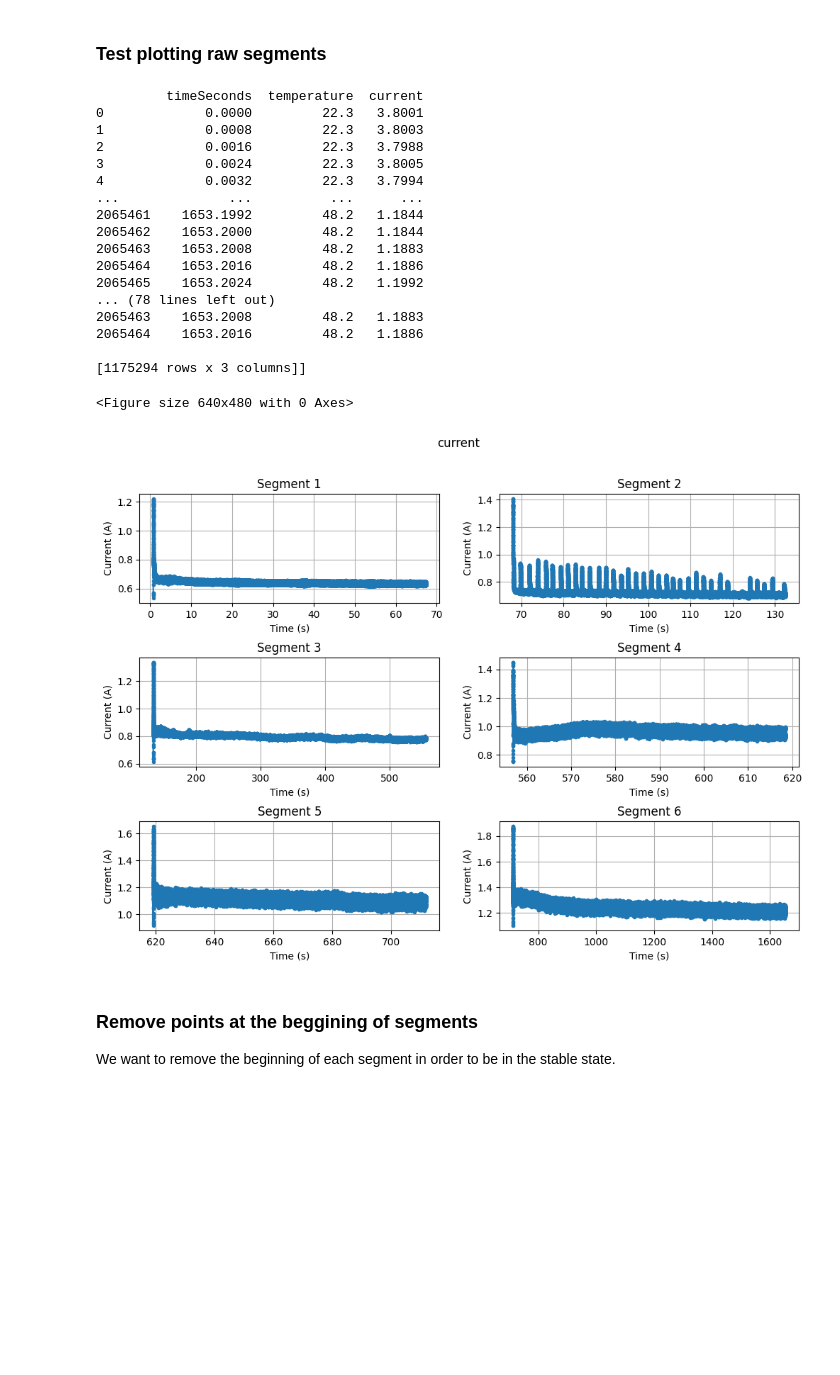
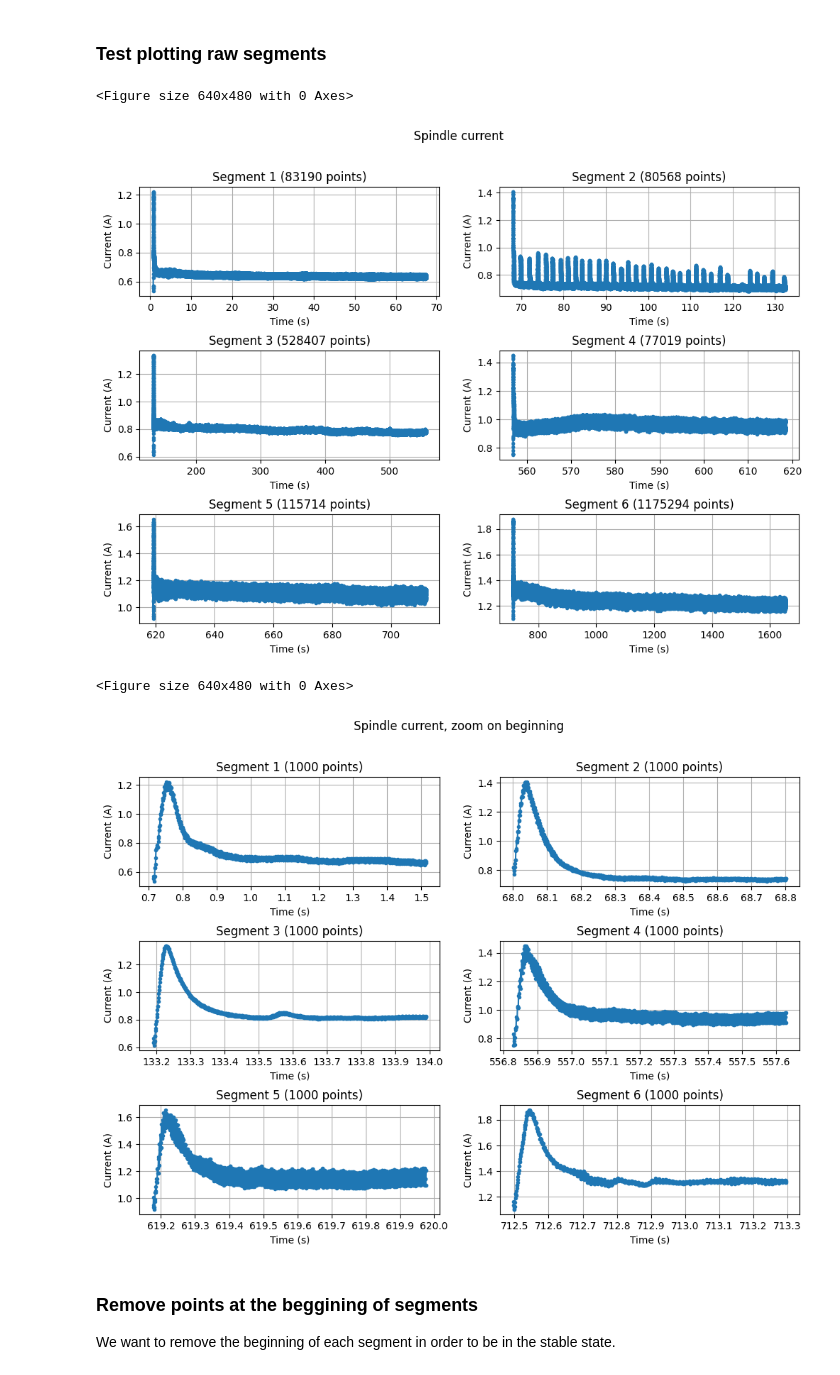
Before and after one commit to opatiny/predictiveMaintenance, a Jupyter notebook: src/notebooks/spindleCurrentVsTemperature.ipynb, the cells around one changed output. Saved outputs shown, nothing was run; the diff lists cells and outputs as text; code cells hidden in the pictures; blank space fills up the shorter version.

```diff
--- a/src/notebooks/spindleCurrentVsTemperature.ipynb
+++ b/src/notebooks/spindleCurrentVsTemperature.ipynb
@@ -312,30 +327,17 @@ def plotSegments(segments: list, signalName: str = "current", title = "Spindle c
     plt.show()
 # %% [markdown]
 ### Test plotting raw segments
-# %%
-print(data)
-segments = splitSignal(data, segmentIndices)
-plotSegments(segments)
-# %% [output]
-         timeSeconds  temperature  current
-0             0.0000         22.3   3.8001
-1             0.0008         22.3   3.8003
-2             0.0016         22.3   3.7988
-3             0.0024         22.3   3.8005
-4             0.0032         22.3   3.7994
-...              ...          ...      ...
-2065461    1653.1992         48.2   1.1844
-2065462    1653.2000         48.2   1.1844
-2065463    1653.2008         48.2   1.1883
-2065464    1653.2016         48.2   1.1886
-2065465    1653.2024         48.2   1.1992
-... (78 lines left out)
-2065463    1653.2008         48.2   1.1883
-2065464    1653.2016         48.2   1.1886
-
-[1175294 rows x 3 columns]]
-<Figure size 640x480 with 0 Axes>
-[figure, removed]
+# %%
+segments = splitSignal(data, segmentIndices)
+plotSegments(segments)
+
+# zoom in
+plotSegments(segments, nbPoints=1000, title="Spindle current, zoom on beginning")
+# %% [output]
+<Figure size 640x480 with 0 Axes>
+[figure, added]
+<Figure size 640x480 with 0 Axes>
+[figure, added]
 # %% [markdown]
 ### Remove points at the beggining of segments
 
```
Also changed, not shown: parts of 7 cells of this notebook.
